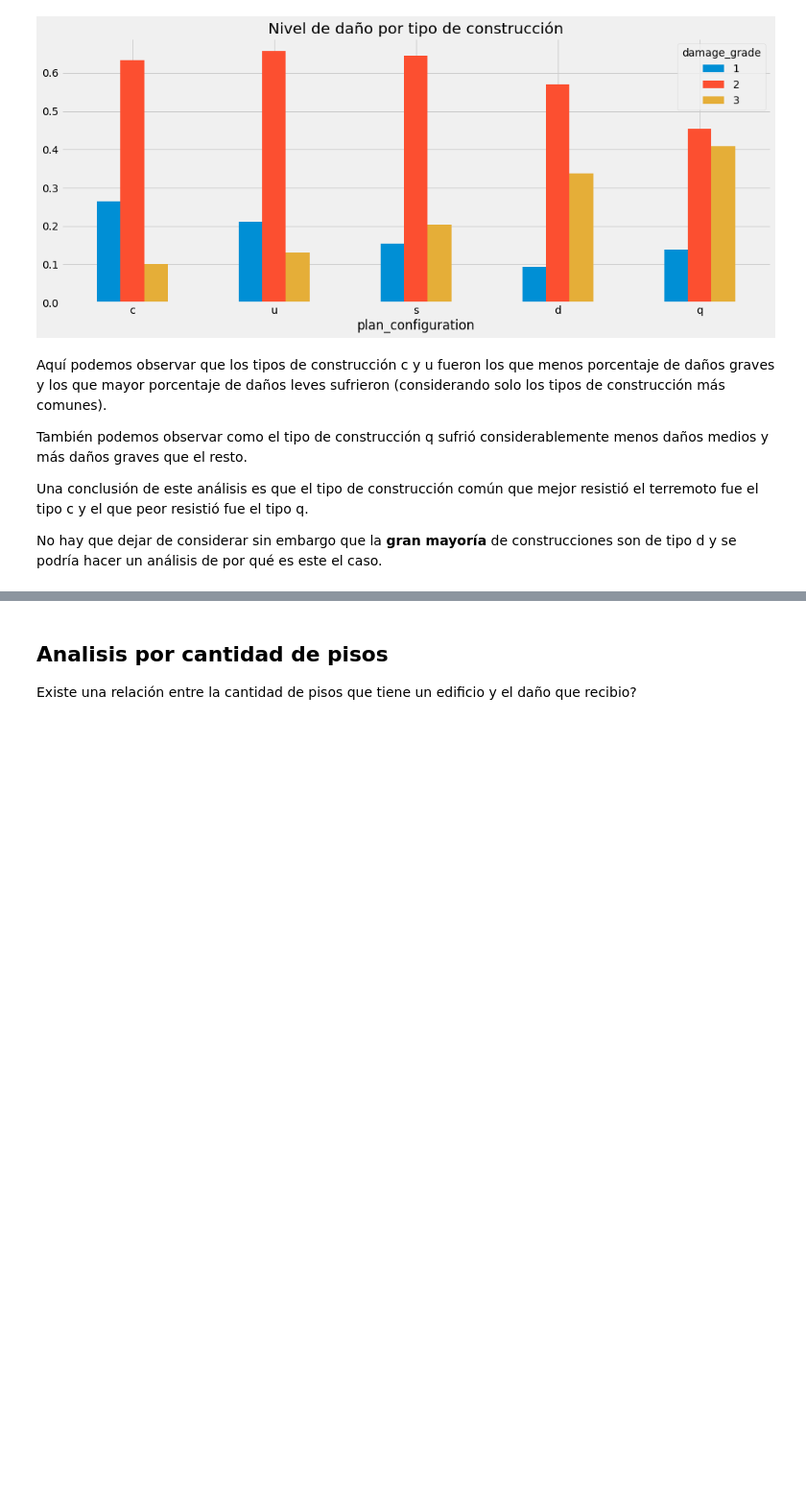
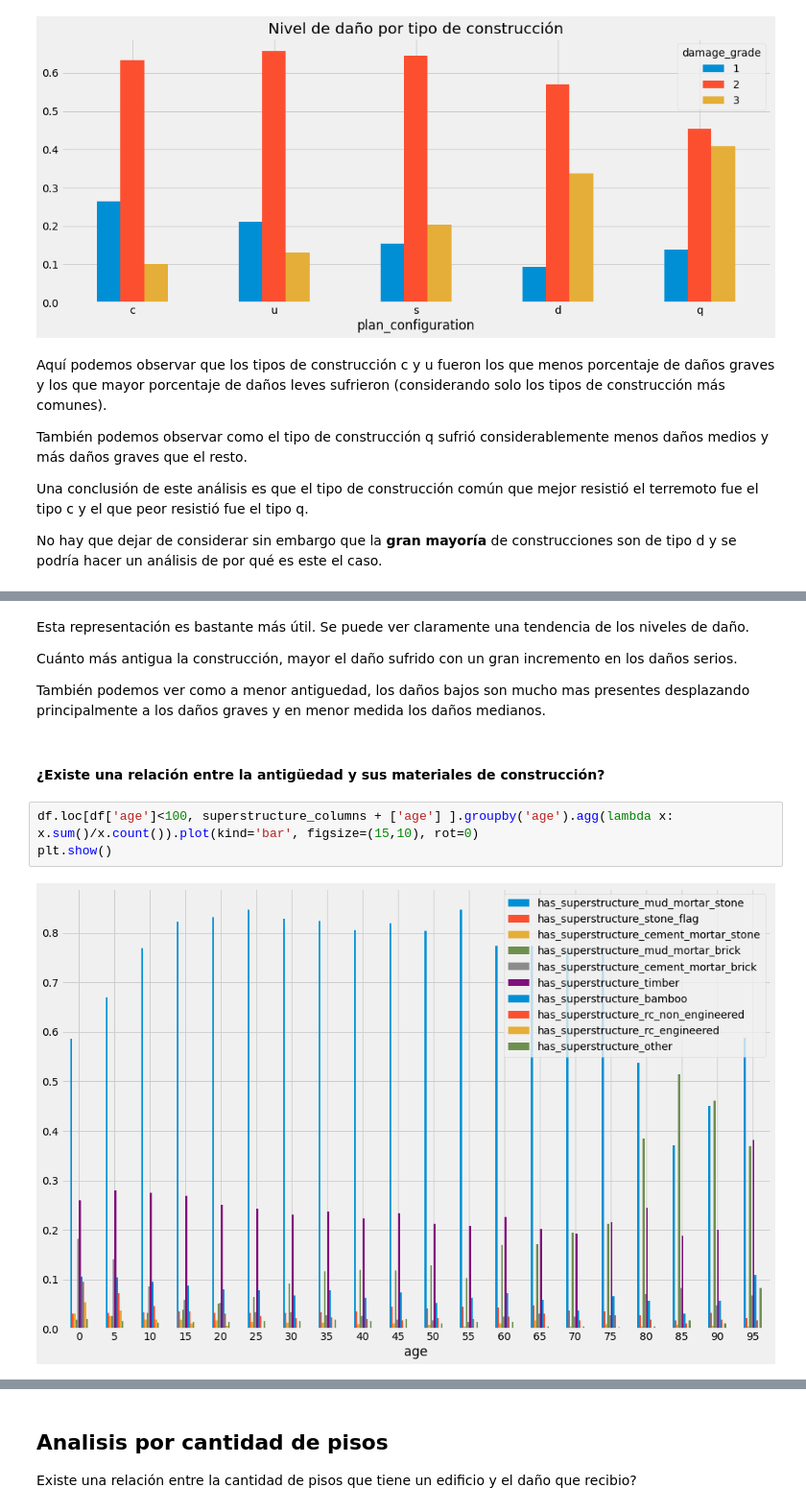
Before and after one commit to franvinas/7506-tp1, a Jupyter notebook: tp1.ipynb, the cells around one changed output, grey strips where cells are left out. Shown at 96% size. Cells and saved outputs as stored; diff of their text form; blank space fills up the shorter version.

Commit message:
Relacion entre edad y materiales

```diff
--- a/tp1.ipynb
+++ b/tp1.ipynb
@@ -856,0 +851,13 @@ No hay que dejar de considerar sin embargo que la **gran mayoría** de construcc
+# %% [markdown]
+Esta representación es bastante más útil. Se puede ver claramente una tendencia de los niveles de daño.
+
+Cuánto más antigua la construcción, mayor el daño sufrido con un gran incremento en los daños serios.
+
+También podemos ver como a menor antiguedad, los daños bajos son mucho mas presentes desplazando principalmente a los daños graves y en menor medida los daños medianos.
+# %% [markdown]
+#### ¿Existe una relación entre la antigüedad y sus materiales de construcción?
+# %%
+df.loc[df['age']<100, superstructure_columns + ['age'] ].groupby('age').agg(lambda x: x.sum()/x.count()).plot(kind='bar', figsize=(15,10), rot=0)
+plt.show()
+# %% [output]
+[figure, added]
```
Also changed, not shown: parts of 19 cells of this notebook.
